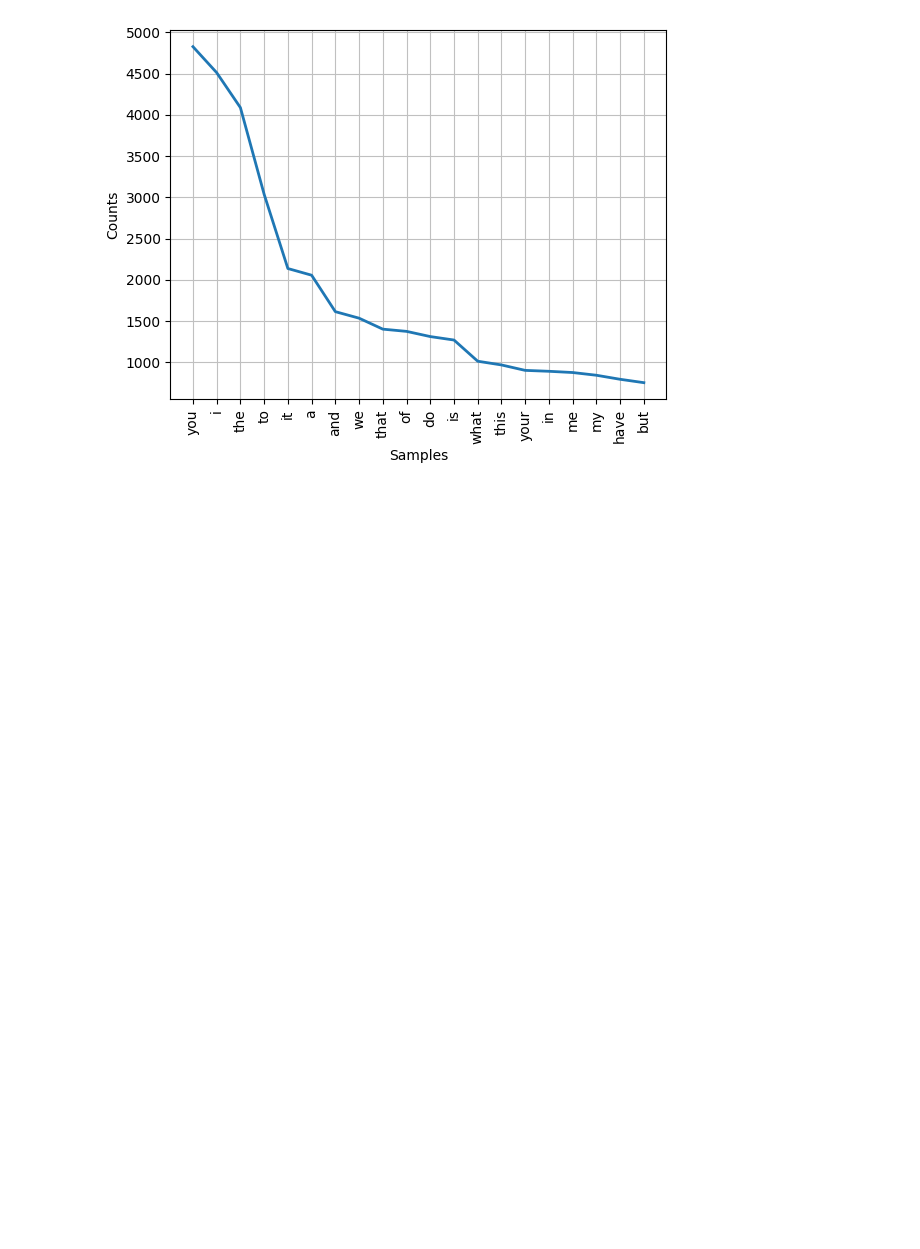
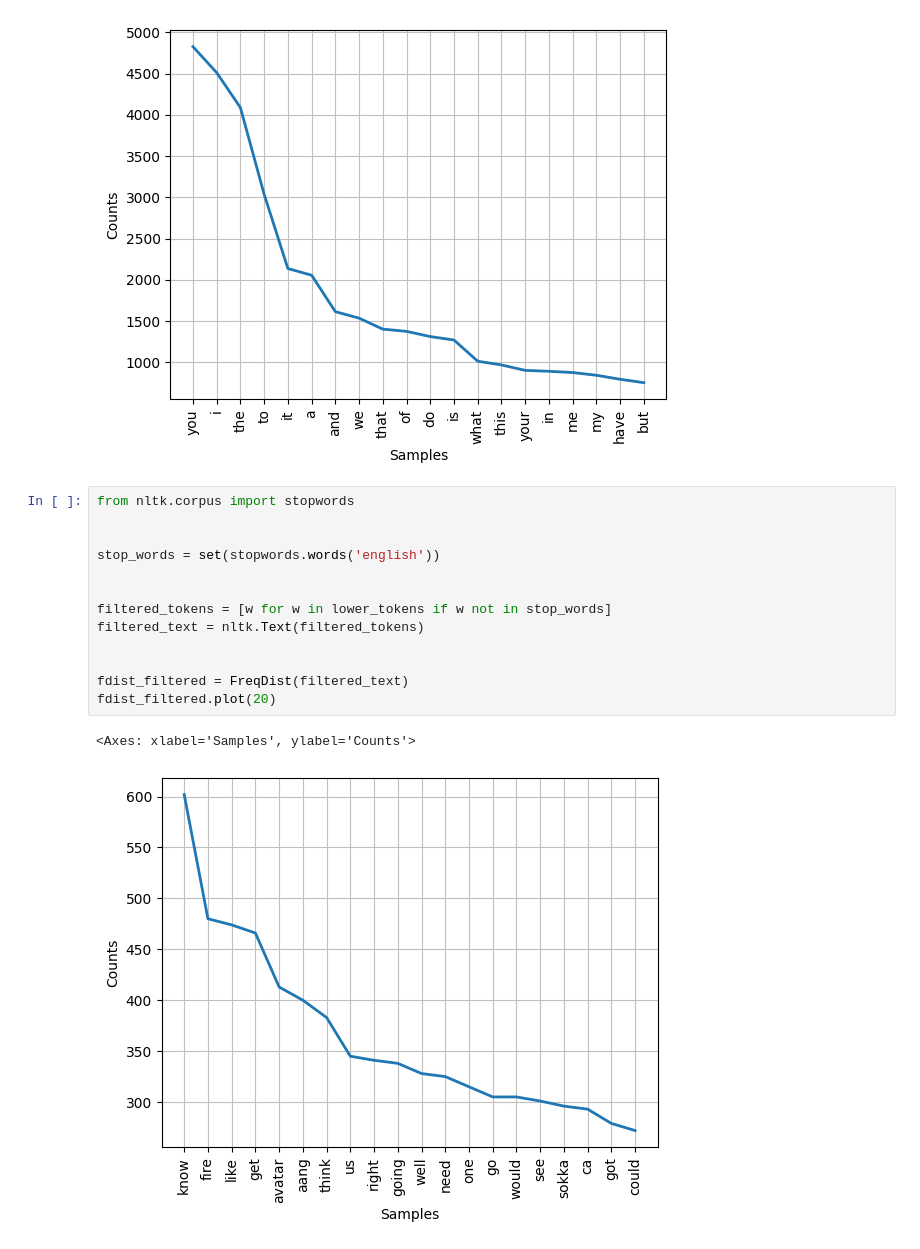
Before and after one commit to MicaiahRoss/digit-210, a Jupyter notebook: python-nlp/analysis.ipynb, the cells around one changed output. Cells and saved outputs as stored; diff of their text form; blank space fills up the shorter version.

```diff
--- a/python-nlp/analysis.ipynb
+++ b/python-nlp/analysis.ipynb
@@ -34,3 +34,19 @@ fdist.plot(20)
 Lexical Diversity: 0.05487843904579908
 <Axes: xlabel='Samples', ylabel='Counts'>
 [figure]
+# %%
+from nltk.corpus import stopwords
+
+
+stop_words = set(stopwords.words('english'))
+
+
+filtered_tokens = [w for w in lower_tokens if w not in stop_words]
+filtered_text = nltk.Text(filtered_tokens)
+
+
+fdist_filtered = FreqDist(filtered_text)
+fdist_filtered.plot(20)
+# %% [output]
+<Axes: xlabel='Samples', ylabel='Counts'>
+[figure, added]
```
